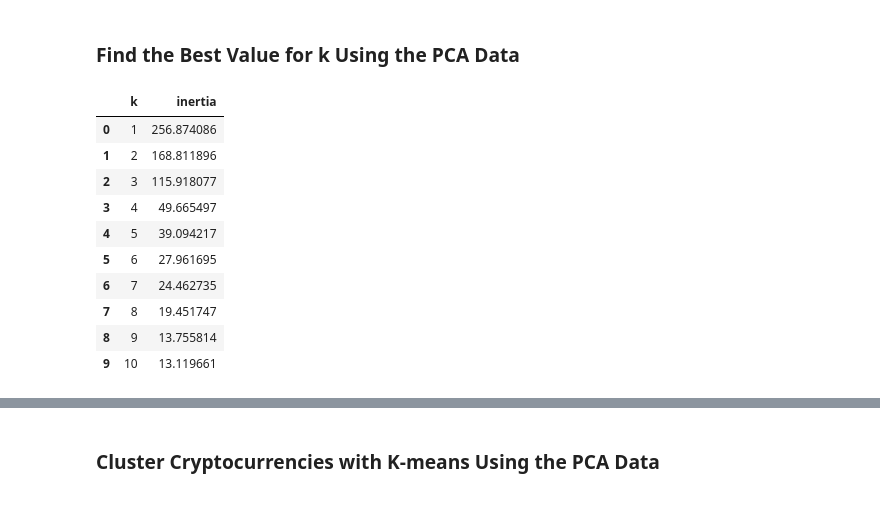
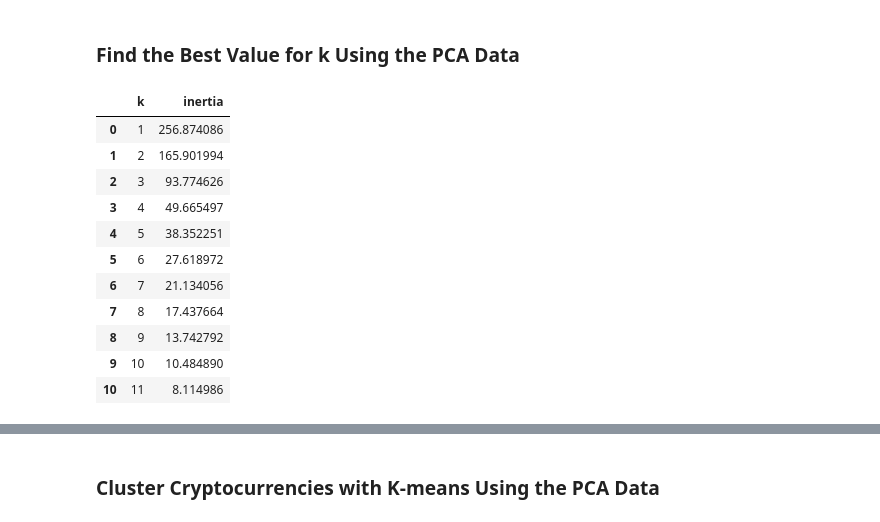
Before and after one commit to IvannaPrice/CryptoClustering, a Jupyter notebook: Crypto_Clustering.ipynb, the cells around one changed output, grey strips where cells are left out. Drawn from its saved outputs; the diff is of its cells as text; code cells hidden in the pictures.

```diff
--- a/Crypto_Clustering.ipynb
+++ b/Crypto_Clustering.ipynb
@@ -129,4 +187,8 @@ NameError: name 'market_data_df' is not defined
 ### Optimize Clusters with Principal Component Analysis.
 # %%
 # Create a PCA model instance and set `n_components=3`.
+from sklearn.decomposition import PCA
+
+# Create a PCA model instance and set n_components=3
+pca = PCA(n_components=3)
 # %%
@@ -153,15 +229,17 @@ array([0.3719856 , 0.34700813, 0.17603793])
 # %%
-# Create a new DataFrame with the PCA data.
-# Note: The code for this step is provided for you
-
 # Creating a DataFrame with the PCA data
-
+pca_df = pd.DataFrame(
+    data=pca_data,  # Use the PCA-transformed data
+    columns=['PC1', 'PC2', 'PC3'],  # Naming the principal components
+    index=scaled_df.index  # Retaining the original index (coin_id)
+)
 
 # Copy the crypto names from the original data
+pca_df['coin_id'] = scaled_df.index
 
-
-# Set the coinid column as index
-
+# Set the coin_id column as index
+pca_df.set_index('coin_id', inplace=True)
 
 # Display sample data
+pca_df.head()
 # %% [output]
@@ -180,39 +253,48 @@ array([0.3719856 , 0.34700813, 0.17603793])
 # %% [markdown]
 ### Find the Best Value for k Using the PCA Data
 # %%
-# Create a list with the number of k-values to try
+from sklearn.cluster import KMeans
+import pandas as pd
+
+# Step 1: Create a list with the number of k-values to try
 # Use a range from 1 to 11
+k_values = range(1, 12)
 
+# Step 2: Create an empty list to store the inertia values
+inertia = []
 
-# Create an empty list to store the inertia values
+# Step 3: Create a for loop to compute the inertia with each possible value of k
+for k in k_values:
+    # 1. Create a KMeans model using the loop counter for the n_clusters
+    kmeans = KMeans(n_clusters=k, random_state=1, n_init=10)
 
+    # 2. Fit the model to the data using the PCA DataFrame
+    kmeans.fit(pca_df)
 
-# Create a for loop to compute the inertia with each possible value of k
-# Inside the loop:
-# 1. Create a KMeans model using the loop counter for the n_clusters
-# 2. Fit the model to the data using PCA DataFrame.
-# 3. Append the model.inertia_ to the inertia list
+    # 3. Append the model.inertia_ to the inertia list
+    inertia.append(kmeans.inertia_)
 
+# Step 4: Create a dictionary with the data to plot the Elbow curve
+elbow_data = {"k": k_values, "inertia": inertia}
 
-# Create a dictionary with the data to plot the Elbow curve
+# Step 5: Create a DataFrame with the data to plot the Elbow curve
+elbow_df = pd.DataFrame(elbow_data)
 
-
-# Create a DataFrame with the data to plot the Elbow curve
-
-
-# Display the DataFrame
+# Step 6: Display the DataFrame
+elbow_df
 # %% [output]
 |  | k | inertia |
 | 0 | 1 | 256.874086 |
-| 1 | 2 | 168.811896 |
-| 2 | 3 | 115.918077 |
+| 1 | 2 | 165.901994 |
+| 2 | 3 | 93.774626 |
 | 3 | 4 | 49.665497 |
-| 4 | 5 | 39.094217 |
-| 5 | 6 | 27.961695 |
-| 6 | 7 | 24.462735 |
-| 7 | 8 | 19.451747 |
-| 8 | 9 | 13.755814 |
-| 9 | 10 | 13.119661 |
+| 4 | 5 | 38.352251 |
+| 5 | 6 | 27.618972 |
+| 6 | 7 | 21.134056 |
+| 7 | 8 | 17.437664 |
+| 8 | 9 | 13.742792 |
+| 9 | 10 | 10.484890 |
+| 10 | 11 | 8.114986 |
 # %%
 # Plot a line chart with all the inertia values computed with
 # the different values of k to visually identify the optimal value for k.
```
Also changed, not shown: parts of 27 cells of this notebook.
